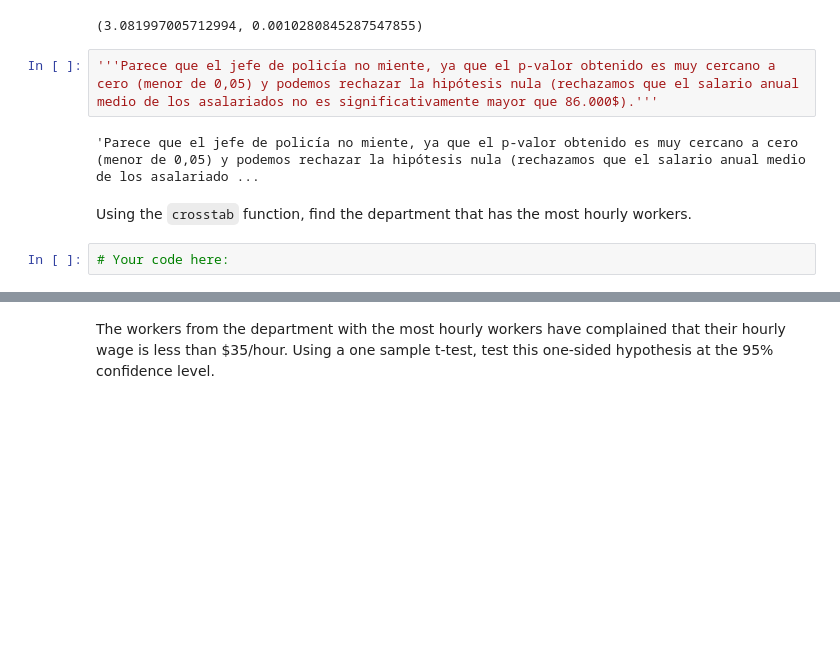
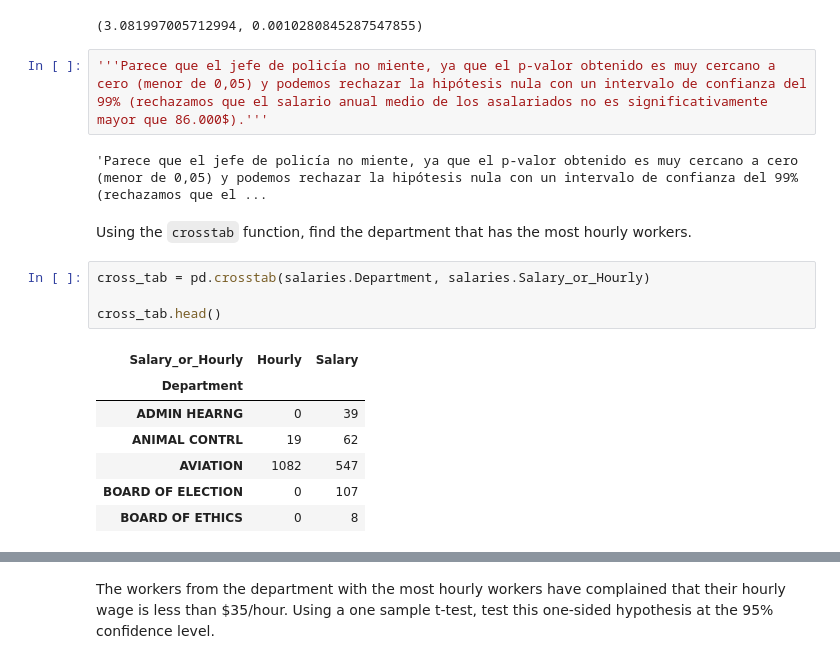
Before and after one commit to Ironhack-Data-Madrid-Enero-2022/lab_hypothesis_testing, a Jupyter notebook: your-code/main.ipynb, the cells around one changed output, grey strips where cells are left out. Cells and saved outputs as stored; diff of their text form; blank space fills up the shorter version.

```diff
--- a/your-code/main.ipynb
+++ b/your-code/main.ipynb
@@ -164,10 +164,20 @@ z_score, p_value
 # %% [output]
 (3.081997005712994, 0.0010280845287547855)
 # %%
-'''Parece que el jefe de policía no miente, ya que el p-valor obtenido es muy cercano a cero (menor de 0,05) y podemos rechazar la hipótesis nula (rechazamos que el salario anual medio de los asalariados no es significativamente mayor que 86.000$).'''
+'''Parece que el jefe de policía no miente, ya que el p-valor obtenido es muy cercano a cero (menor de 0,05) y podemos rechazar la hipótesis nula con un intervalo de confianza del 99% (rechazamos que el salario anual medio de los asalariados no es significativamente mayor que 86.000$).'''
 # %% [output]
-'Parece que el jefe de policía no miente, ya que el p-valor obtenido es muy cercano a cero (menor de 0,05) y podemos rechazar la hipótesis nula (rechazamos que el salario anual medio de los asalariado ...
+'Parece que el jefe de policía no miente, ya que el p-valor obtenido es muy cercano a cero (menor de 0,05) y podemos rechazar la hipótesis nula con un intervalo de confianza del 99% (rechazamos que el ...
 # %% [markdown]
 Using the `crosstab` function, find the department that has the most hourly workers.
-# %%
-# Your code here:
+# %%
+cross_tab = pd.crosstab(salaries.Department, salaries.Salary_or_Hourly)
+
+cross_tab.head()
+# %% [output]
+| Salary_or_Hourly | Hourly | Salary |
+| Department |  |  |
+| ADMIN HEARNG | 0 | 39 |
+| ANIMAL CONTRL | 19 | 62 |
+| AVIATION | 1082 | 547 |
+| BOARD OF ELECTION | 0 | 107 |
+| BOARD OF ETHICS | 0 | 8 |
```
Also changed, not shown: parts of 5 cells of this notebook.
